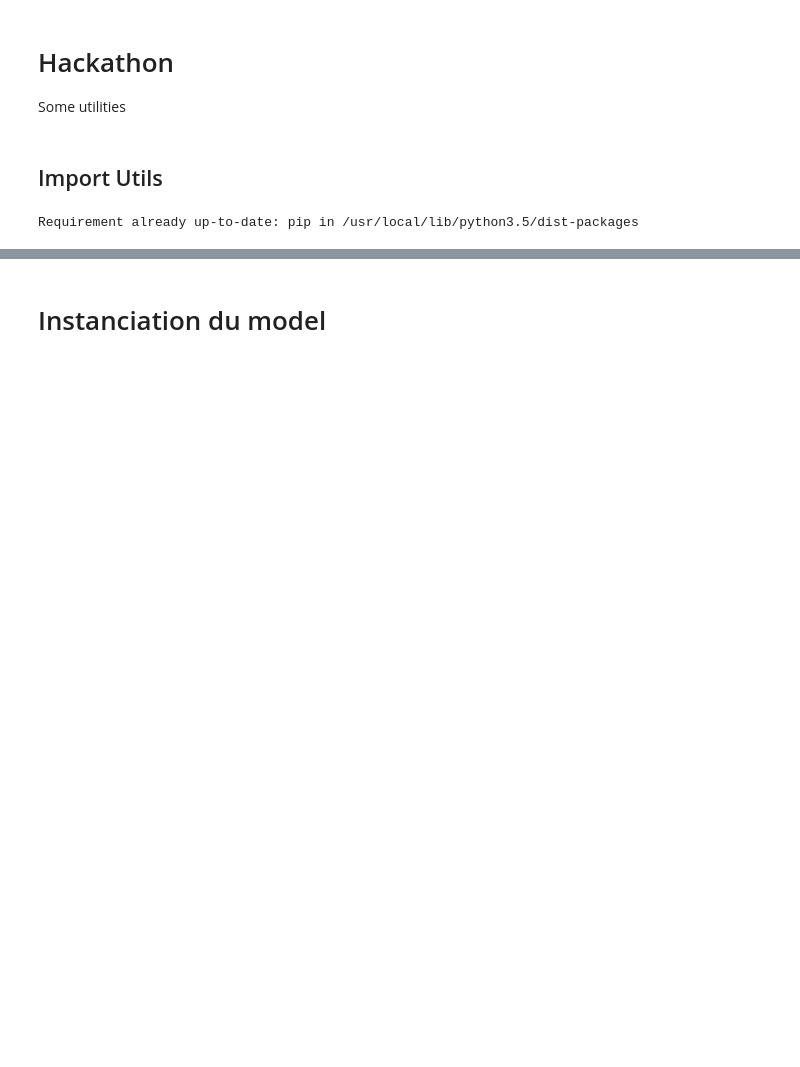
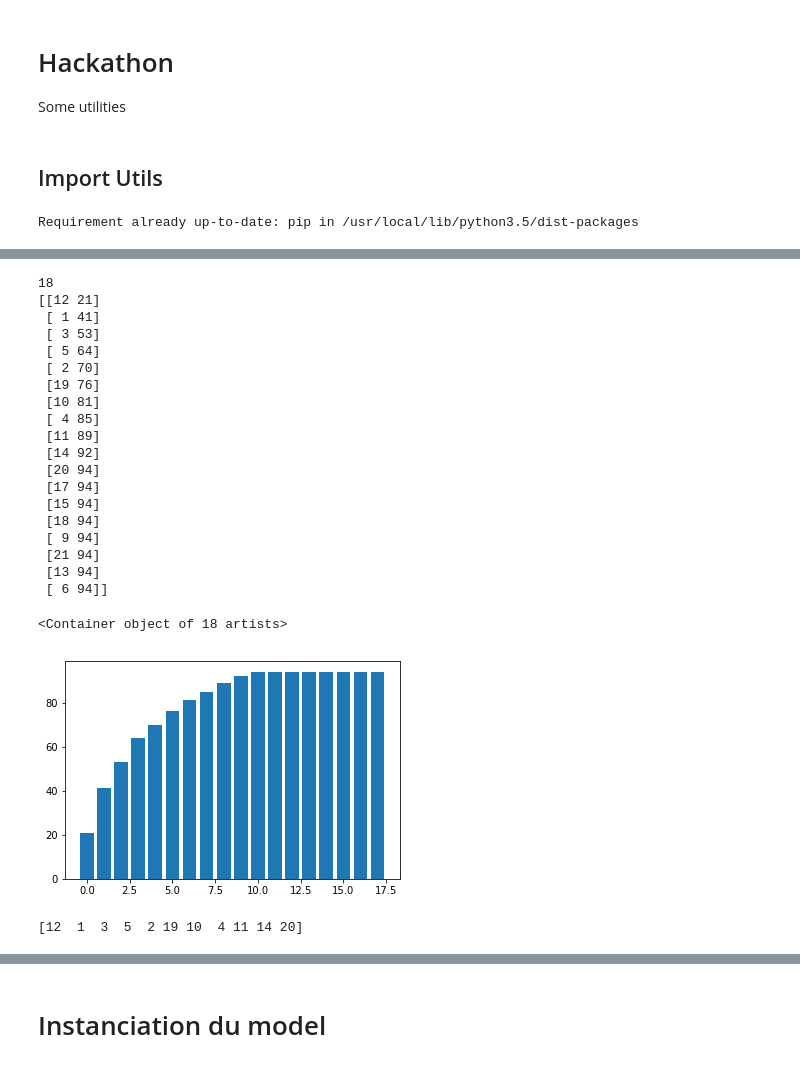
Before and after one commit to Rododindron/5tars-and-a-friend, a Jupyter notebook: Hackathon_Mostafa.ipynb, the cells around one changed output, grey strips where cells are left out. Cells and saved outputs as stored; diff of their text form; code cells hidden in the pictures; blank space fills up the shorter version.

```diff
--- a/Hackathon_Mostafa.ipynb
+++ b/Hackathon_Mostafa.ipynb
@@ -77,0 +142,35 @@ val_batch_count = get_batch_count(val_idxs, BATCH_SIZE)
+# %%
+cum = np.copy(occu)
+print(occu.shape[0])
+for i in range(occu.shape[0]):
+    cum[i, 1] = np.sum(occu[:i+1, 1])
+
+print(cum)
+plt.bar(range(occu.shape[0]),cum[:, 1])
+# %% [output]
+18
+[[12 21]
+ [ 1 41]
+ [ 3 53]
+ [ 5 64]
+ [ 2 70]
+ [19 76]
+ [10 81]
+ [ 4 85]
+ [11 89]
+ [14 92]
+ [20 94]
+ [17 94]
+ [15 94]
+ [18 94]
+ [ 9 94]
+ [21 94]
+ [13 94]
+ [ 6 94]]
+<Container object of 18 artists>
+[figure, added]
+# %%
+list_99 = cum[:11, 0]
+print(list_99)
+# %% [output]
+[12  1  3  5  2 19 10  4 11 14 20]
```
Also changed, not shown: parts of 34 cells of this notebook, 7 other files.
